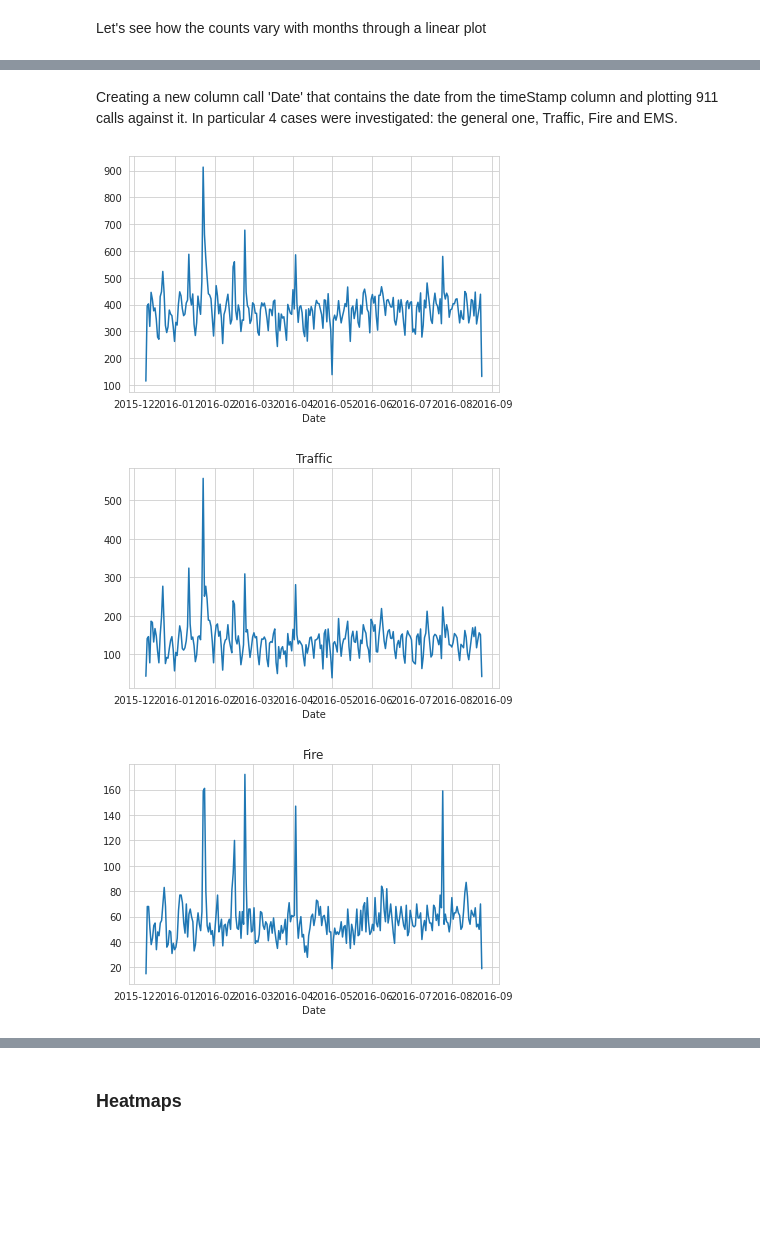
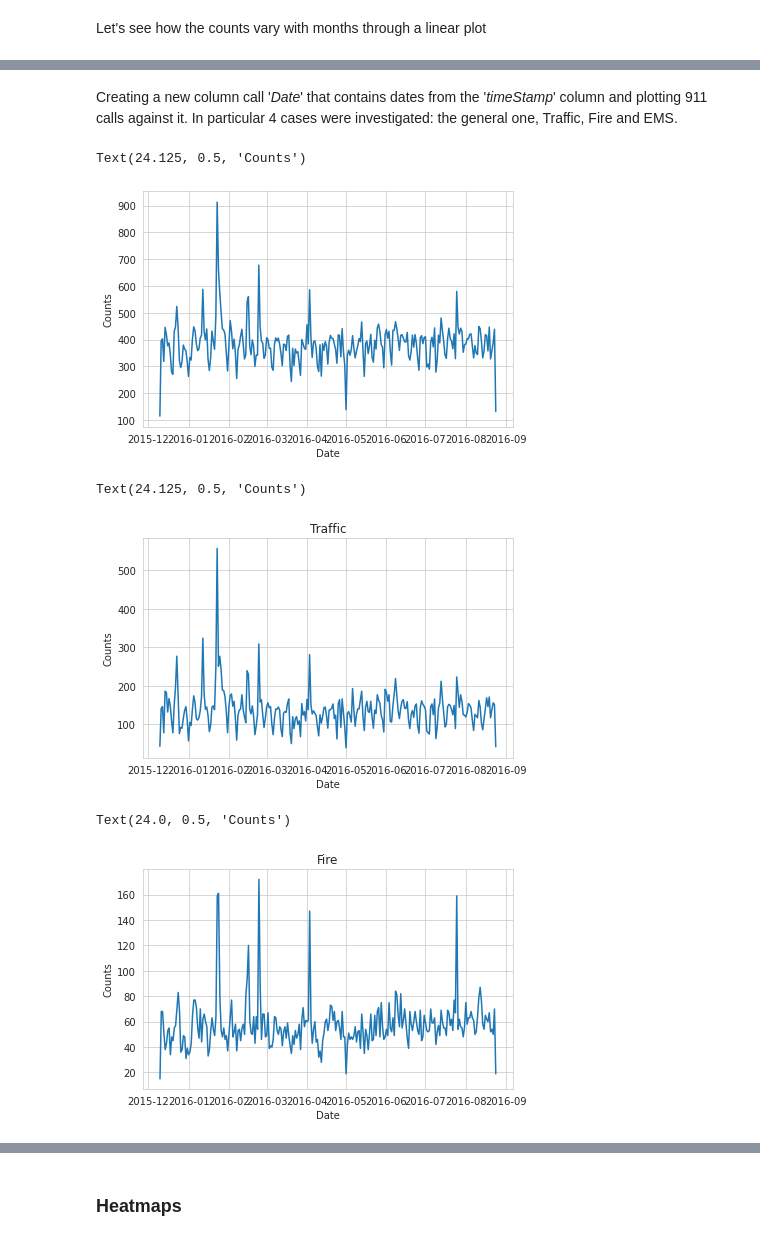
Before and after one commit to NickOLeeney/data-science-projects, a Jupyter notebook: 911_Calls_Project.ipynb, the cells around one changed output, grey strips where cells are left out. Saved outputs shown, nothing was run; the diff lists cells and outputs as text; code cells hidden in the pictures; blank space fills up the shorter version.

```diff
--- a/911_Calls_Project.ipynb
+++ b/911_Calls_Project.ipynb
@@ -191,24 +192,30 @@ sns.lmplot(x='Month',y='twp',data=byMonth.reset_index())
 # %% [markdown]
-Creating a new column call 'Date' that contains the date from the timeStamp column and plotting 911 calls against it. In particular 4 cases were investigated: the general one, Traffic, Fire and EMS.
+Creating a new column call '*Date*' that contains dates from the '*timeStamp*' column and plotting 911 calls against it. In particular 4 cases were investigated: the general one, Traffic, Fire and EMS.
 # %%
 df['Date']=df['timeStamp'].apply(lambda t: t.date())
 # %%
 df.groupby('Date').count()['twp'].plot()
 plt.tight_layout()
+plt.ylabel('Counts')
 # %% [output]
+Text(24.125, 0.5, 'Counts')
-[figure, old version]
+[figure, new version]
 # %%
 df[df['Reason']=='Traffic'].groupby('Date').count()['twp'].plot()
 plt.title('Traffic')
 plt.tight_layout()
+plt.ylabel('Counts')
 # %% [output]
+Text(24.125, 0.5, 'Counts')
-[figure, old version]
+[figure, new version]
 # %%
 df[df['Reason']=='Fire'].groupby('Date').count()['twp'].plot()
 plt.title('Fire')
 plt.tight_layout()
+plt.ylabel('Counts')
 # %% [output]
+Text(24.0, 0.5, 'Counts')
-[figure, old version]
+[figure, new version]
 # %%
 df[df['Reason']=='EMS'].groupby('Date').count()['twp'].plot()
 plt.title('EMS')
```
Also changed, not shown: parts of 11 cells of this notebook.
